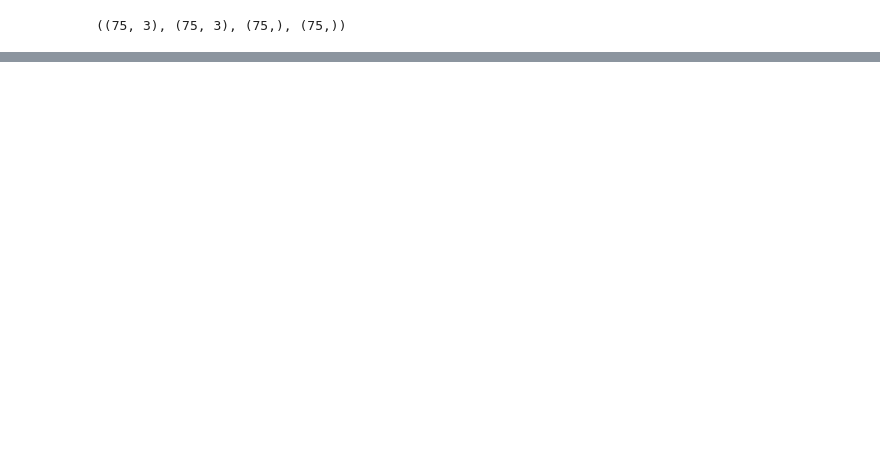
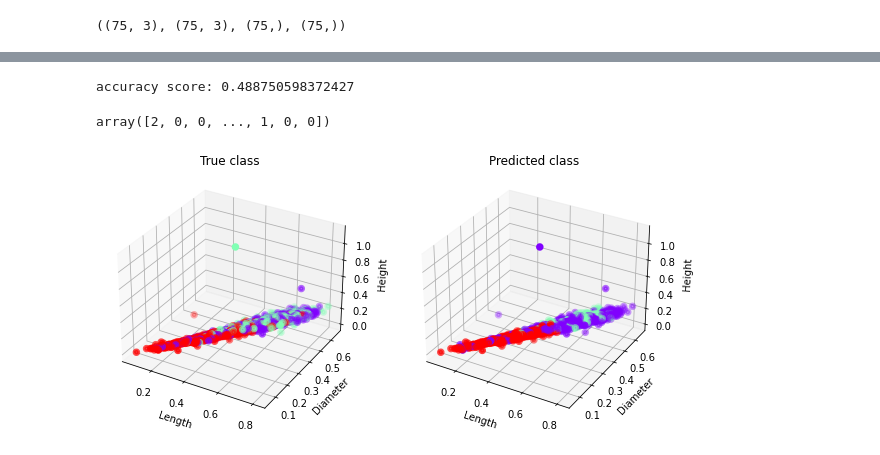
Before and after one commit to yaroslavtsepkov/StatAnalysis, a Jupyter notebook: 04-classification-yaroslav-tsepkov.ipynb, the cells around one changed output, grey strips where cells are left out. Cells and saved outputs as stored; diff of their text form; code cells hidden in the pictures; blank space fills up the shorter version.

```diff
--- a/04-classification-yaroslav-tsepkov.ipynb
+++ b/04-classification-yaroslav-tsepkov.ipynb
@@ -55,0 +93,4 @@ ax.scatter(df_normal.x.values, df_normal.y.values,df_normal.z, c=df_normal['clas
+# %%
+abalone = pd.read_csv('data/abalone.data', usecols=['Sex','Length','Diameter','Height'])
+abalone.Sex = abalone.Sex.map({'M':0,'F':1,'I':2})
+abalone.head()
@@ -55,0 +104,4 @@ ax.scatter(df_normal.x.values, df_normal.y.values,df_normal.z, c=df_normal['clas
+# %%
+X_train, X_test, y_train, y_test = train_test_split(abalone[['Length','Diameter','Height']].values,\
+                                                    abalone['Sex'].values, test_size=0.5)
+X_train.shape, X_test.shape, y_train.shape, y_test.shape
@@ -55,0 +110,3 @@ ax.scatter(df_normal.x.values, df_normal.y.values,df_normal.z, c=df_normal['clas
+# %%
+clf = GridSearchCV(model, params, cv=5, verbose=1, n_jobs=-1).fit(X_train, y_train)
+clf.best_estimator_
@@ -55,0 +120,42 @@ ax.scatter(df_normal.x.values, df_normal.y.values,df_normal.z, c=df_normal['clas
+# %%
+y_pred = clf.predict(X_test)
+y_pred_for_graph = clf.predict(abalone[['Length','Diameter','Height']])
+ac_score = accuracy_score(y_pred, y_test)
+print(f'accuracy score: {ac_score}')
+# %% [output]
+accuracy score: 0.488750598372427
+# %%
+y_pred_for_graph
+# %% [output]
+array([2, 0, 0, ..., 1, 0, 0])
+# %%
+fig = plt.figure(figsize=(10,10))
+ax = fig.add_subplot(1,2,1,projection='3d')
+ax.scatter(abalone.Length.values,\
+           abalone.Diameter.values,\
+           abalone.Height.values,\
+           c=abalone['Sex'].values,\
+           cmap=plt.cm.rainbow, \
+           linewidths=3)
+ax.set_xlabel('Length')
+ax.set_ylabel('Diameter')
+ax.set_zlabel('Height')
+ax.set_title('True class')
+
+
+ax1 = fig.add_subplot(1, 2, 2, projection='3d')
+ax1.scatter(abalone.Length.values,\
+           abalone.Diameter.values,\
+           abalone.Height.values,\
+           c=y_pred_for_graph,\
+           cmap=plt.cm.rainbow, \
+           linewidths=3)
+ax1.set_xlabel('Length')
+ax1.set_ylabel('Diameter')
+ax1.set_zlabel('Height')
+ax1.set_title('Predicted class')
+
+fig.savefig('data/3dscatter-abalone.jpeg',dpi=500)
+fig.savefig('data/3dscatter-abalone.svg')
+# %% [output]
+[figure, added]
```
Also changed, not shown: parts of 17 cells of this notebook, 4 other files.
